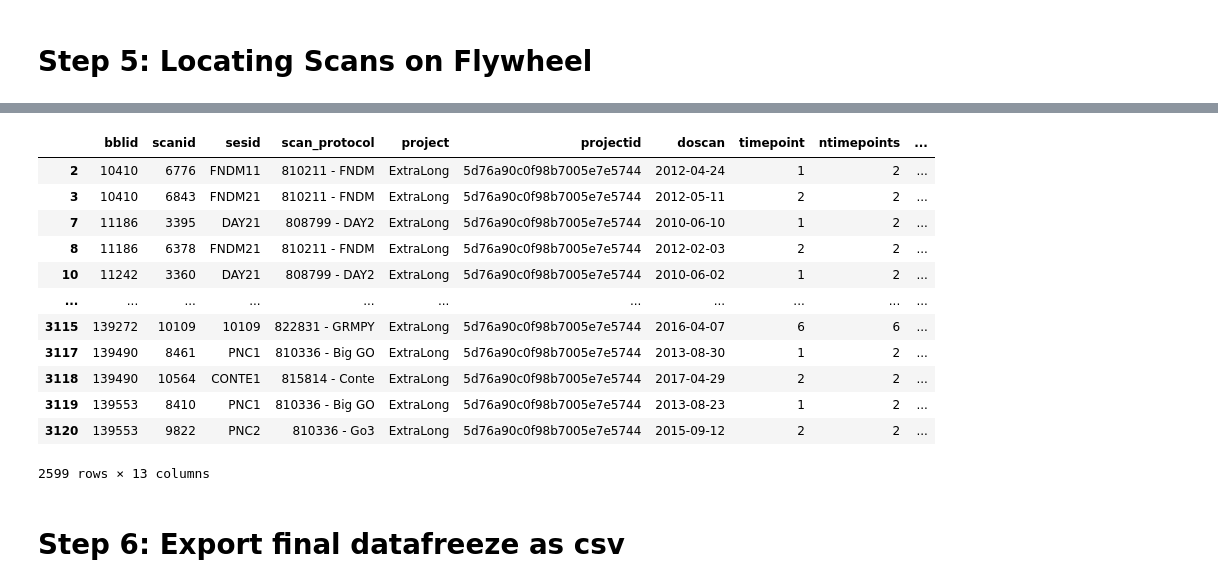
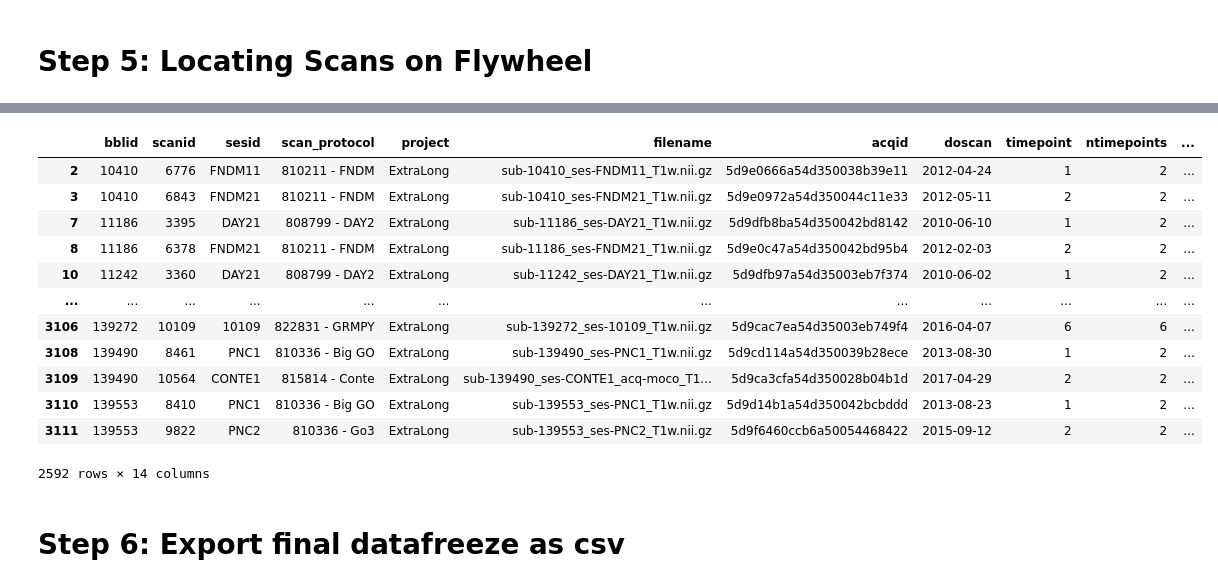
Before and after one commit to PennBBL/ExtraLong, a Jupyter notebook: scripts/organize/datafreeze-2021/getExtraLong2021.ipynb, the cells around one changed output, grey strips where cells are left out. Drawn from its saved outputs; the diff is of its cells as text; code cells hidden in the pictures.

Commit message:
Updated jupyter notebooks for gathering data for 2021 datafreeze.

```diff
--- a/scripts/organize/datafreeze-2021/getExtraLong2021.ipynb
+++ b/scripts/organize/datafreeze-2021/getExtraLong2021.ipynb
@@ -122,7 +122,7 @@ def filterBySessionCount(df, thresh):
 # Step 4: Add in information for scans previously in ExtraLong 2019
 # %%
 # Read in ExtraLong sesid - scanid mapping csv
-mapping_csv = "scanid_to_seslabel_10-16-2019.csv"
+mapping_csv = "./csv/scanid_to_seslabel_10-16-2019.csv"
 mapping = pd.read_csv(mapping_csv)
 
 # Rename seslabel col to sesid
@@ -158,0 +160,6 @@ xl
+# %%
+# Get earliest timestamp in previous ExtraLong freeze to use as timestamp threshold for new datafreeze
+old = xl[xl.project.notnull()].copy()
+earliest = old.min().doscan
+print(earliest)
+old.sort_values('doscan')
@@ -228,20 +343,0 @@ def getProjectInfo(scan):
-# %%
-failed = pd.DataFrame(columns=xl.columns)
-
-# For each entry in the ExtraLong dataframe, get Flywheel project label and id
-for index, scan in xl.iterrows():
-
-    bblid = scan.bblid
-    scanid = scan.scanid
-    sesid = scan.sesid
-
-    proj_info = getProjectInfo(scan)
-
-    # If results were found, add project and projectid to original xl dataframe.
-    if proj_info:
-        xl.loc[index, "project"] = proj_info[0]
-        xl.loc[index, "projectid"] = proj_info[1]
-
-    # If scan could not be found on Flywheel, add to failed dataframe
-    else:
-        failed = failed.append(scan)
@@ -253,9 +437,12 @@ for index, scan in xl.iterrows():
 # %%
-worked = xl[xl.project.notnull()].copy()
+foundproj = xl[(xl.acqid == "")].copy()
+foundT1w = xl[xl.acqid != ""].copy()
+
 print(f'Tried to located {len(xl)} scans on Flywheel.')
-print(f'Found {len(worked)} scans.')
+print(f'Found {len(foundT1w)} T1w scans.')
 print(f'Failed to find {len(failed)} scans.')
+#print(f"Number of subjects: {len(freeze.bblid.unique())}")
 
 print(f'\nScans that were located, broken down by project:')
-worked.value_counts('project')
+foundT1w.value_counts('project')
 # %% [output]
@@ -307,21 +509,24 @@ dtype: int64
 # %%
-# Final filter on resulting dataframe to only include subjects with 2+ scans on Flywheel.
-freeze = filterBySessionCount(worked,2)
+# 1. Final filter on resulting dataframe to only include subjects with 2+ scans on Flywheel.
+freeze = filterBySessionCount(foundT1w,2)
+
+# 2. Filter by data freeze threshold date
+freeze = freeze[freeze.doscan >= earliest]
 freeze
 # %% [output]
-|  | bblid | scanid | sesid | scan_protocol | project | projectid | doscan | timepoint | ntimepoints | ... |
-| 2 | 10410 | 6776 | FNDM11 | 810211 - FNDM | ExtraLong | 5d76a90c0f98b7005e7e5744 | 2012-04-24 | 1 | 2 | ... |
-| 3 | 10410 | 6843 | FNDM21 | 810211 - FNDM | ExtraLong | 5d76a90c0f98b7005e7e5744 | 2012-05-11 | 2 | 2 | ... |
-| 7 | 11186 | 3395 | DAY21 | 808799 - DAY2 | ExtraLong | 5d76a90c0f98b7005e7e5744 | 2010-06-10 | 1 | 2 | ... |
-| 8 | 11186 | 6378 | FNDM21 | 810211 - FNDM | ExtraLong | 5d76a90c0f98b7005e7e5744 | 2012-02-03 | 2 | 2 | ... |
-| 10 | 11242 | 3360 | DAY21 | 808799 - DAY2 | ExtraLong | 5d76a90c0f98b7005e7e5744 | 2010-06-02 | 1 | 2 | ... |
-| ... | ... | ... | ... | ... | ... | ... | ... | ... | ... | ... |
-| 3115 | 139272 | 10109 | 10109 | 822831 - GRMPY | ExtraLong | 5d76a90c0f98b7005e7e5744 | 2016-04-07 | 6 | 6 | ... |
-| 3117 | 139490 | 8461 | PNC1 | 810336 - Big GO | ExtraLong | 5d76a90c0f98b7005e7e5744 | 2013-08-30 | 1 | 2 | ... |
-| 3118 | 139490 | 10564 | CONTE1 | 815814 - Conte | ExtraLong | 5d76a90c0f98b7005e7e5744 | 2017-04-29 | 2 | 2 | ... |
-| 3119 | 139553 | 8410 | PNC1 | 810336 - Big GO | ExtraLong | 5d76a90c0f98b7005e7e5744 | 2013-08-23 | 1 | 2 | ... |
-| 3120 | 139553 | 9822 | PNC2 | 810336 - Go3 | ExtraLong | 5d76a90c0f98b7005e7e5744 | 2015-09-12 | 2 | 2 | ... |
+|  | bblid | scanid | sesid | scan_protocol | project | filename | acqid | doscan | timepoint | ntimepoints | ... |
+| 2 | 10410 | 6776 | FNDM11 | 810211 - FNDM | ExtraLong | sub-10410_ses-FNDM11_T1w.nii.gz | 5d9e0666a54d350038b39e11 | 2012-04-24 | 1 | 2 | ... |
+| 3 | 10410 | 6843 | FNDM21 | 810211 - FNDM | ExtraLong | sub-10410_ses-FNDM21_T1w.nii.gz | 5d9e0972a54d350044c11e33 | 2012-05-11 | 2 | 2 | ... |
+| 7 | 11186 | 3395 | DAY21 | 808799 - DAY2 | ExtraLong | sub-11186_ses-DAY21_T1w.nii.gz | 5d9dfb8ba54d350042bd8142 | 2010-06-10 | 1 | 2 | ... |
+| 8 | 11186 | 6378 | FNDM21 | 810211 - FNDM | ExtraLong | sub-11186_ses-FNDM21_T1w.nii.gz | 5d9e0c47a54d350042bd95b4 | 2012-02-03 | 2 | 2 | ... |
+| 10 | 11242 | 3360 | DAY21 | 808799 - DAY2 | ExtraLong | sub-11242_ses-DAY21_T1w.nii.gz | 5d9dfb97a54d35003eb7f374 | 2010-06-02 | 1 | 2 | ... |
+| ... | ... | ... | ... | ... | ... | ... | ... | ... | ... | ... | ... |
+| 3106 | 139272 | 10109 | 10109 | 822831 - GRMPY | ExtraLong | sub-139272_ses-10109_T1w.nii.gz | 5d9cac7ea54d35003eb749f4 | 2016-04-07 | 6 | 6 | ... |
+| 3108 | 139490 | 8461 | PNC1 | 810336 - Big GO | ExtraLong | sub-139490_ses-PNC1_T1w.nii.gz | 5d9cd114a54d350039b28ece | 2013-08-30 | 1 | 2 | ... |
+| 3109 | 139490 | 10564 | CONTE1 | 815814 - Conte | ExtraLong | sub-139490_ses-CONTE1_acq-moco_T1... | 5d9ca3cfa54d350028b04b1d | 2017-04-29 | 2 | 2 | ... |
+| 3110 | 139553 | 8410 | PNC1 | 810336 - Big GO | ExtraLong | sub-139553_ses-PNC1_T1w.nii.gz | 5d9d14b1a54d350042bcbddd | 2013-08-23 | 1 | 2 | ... |
+| 3111 | 139553 | 9822 | PNC2 | 810336 - Go3 | ExtraLong | sub-139553_ses-PNC2_T1w.nii.gz | 5d9f6460ccb6a50054468422 | 2015-09-12 | 2 | 2 | ... |
-2599 rows × 13 columns
+2592 rows × 14 columns
 # %% [markdown]
 # Step 6: Export final datafreeze as csv
 # %%
```
Also changed, not shown: parts of 25 cells of this notebook, 2 other files.
